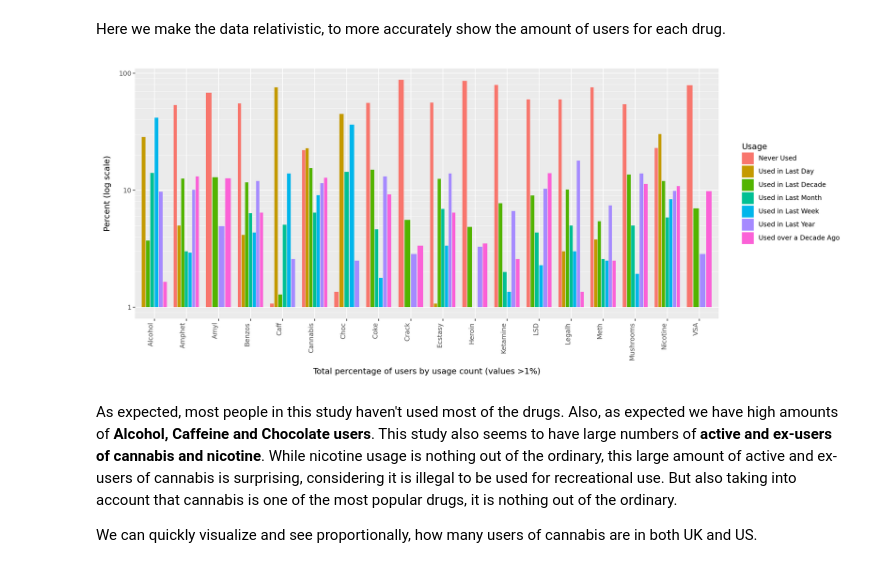
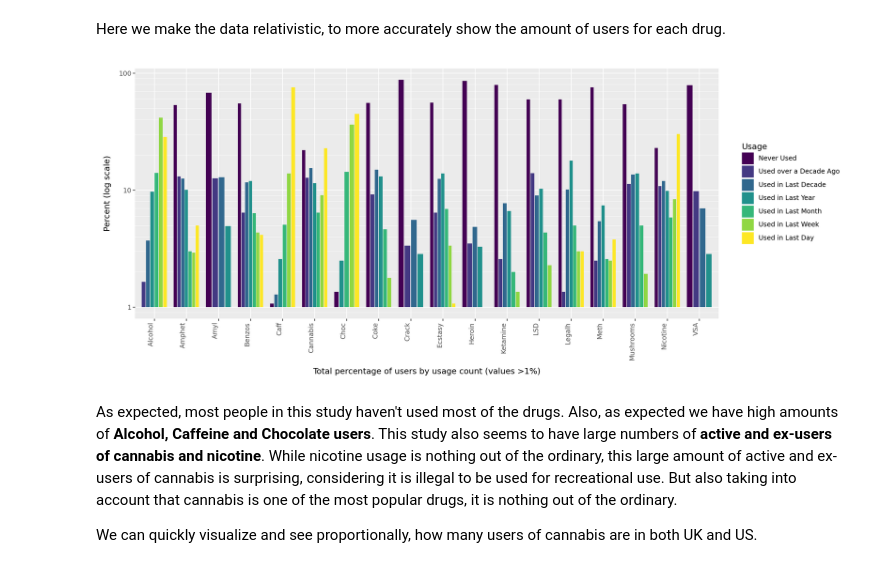
Before and after one commit to RichardMJaks/drug-use-analysis, a Jupyter notebook: main.ipynb, the cells around one changed output. Cells and saved outputs as stored; diff of their text form; code cells hidden in the pictures.

```diff
--- a/main.ipynb
+++ b/main.ipynb
@@ -224,21 +223,22 @@ df["Percent"] = df["Amount"] / df["Total"] * 100
 #df = drug_usage[drug_usage["Amount"] > 0].copy()
 df = df[df["Percent"] >= 1].copy()
 # %%
+df["Usage"] = pd.Categorical(df["Usage"], categories=data_reading.DRUG_CLASSIFIER.values(), ordered=True)
 (
     pn.ggplot(df, pn.aes("Drug", "Percent", fill="Usage"))
     + pn.geom_col(position=pn.position_dodge(width=0.8), width=0.7)
     + pn.scale_y_log10()
     + pn.labs(
         x="Total percentage of users by usage count (values >1%)",
         y="Percent (log scale)"
     )
     + pn.theme(
         figure_size=(14, 6),
         axis_text_x=pn.element_text(rotation=90, ha="right"),
     )
 )
 # %% [output]
-[figure, old version]
+[figure, new version]
 # %% [markdown]
 As expected, most people in this study haven't used most of the drugs. Also, as expected we have high amounts of **Alcohol, Caffeine and Chocolate users**. This study also seems to have large numbers of **active and ex-users of cannabis and nicotine**. While nicotine usage is nothing out of the ordinary, this large amount of active and ex-users of cannabis is surprising, considering it is illegal to be used for recreational use. But also taking into account that cannabis is one of the most popular drugs, it is nothing out of the ordinary.
 
```
Also changed, not shown: parts of 45 cells of this notebook, 2 other files.
